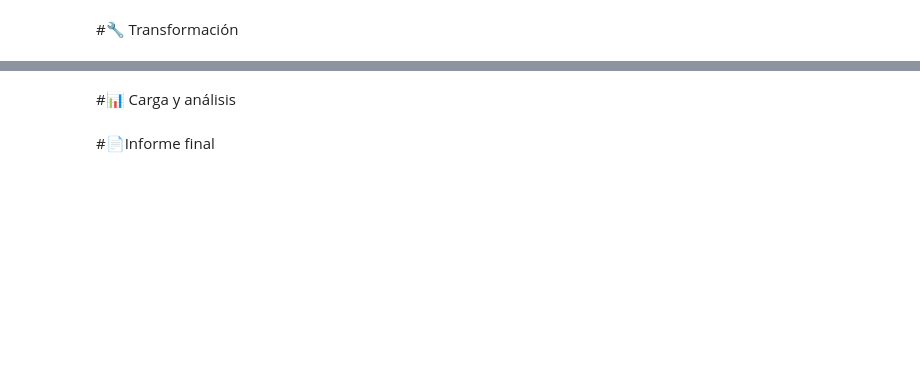
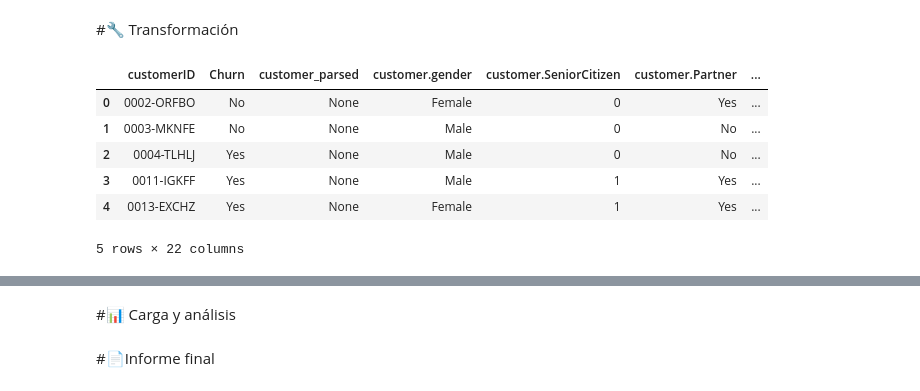
Before and after one commit to Kevincancino26/Challenge-Telecom-X-an-lisis-de-evacion-de-clientes, a Jupyter notebook: TelecomX_LATAM.ipynb, the cells around one changed output, grey strips where cells are left out. Saved outputs shown, nothing was run; the diff lists cells and outputs as text; code cells hidden in the pictures; blank space fills up the shorter version.

```diff
--- a/TelecomX_LATAM.ipynb
+++ b/TelecomX_LATAM.ipynb
@@ -10,3 +10,7 @@ import seaborn as sns
 import plotly.express as px
 # %% [markdown]
 #📌 Extracción
+# %%
+url='https://raw.githubusercontent.com/alura-cursos/challenge2-data-science-LATAM/refs/heads/main/TelecomX_Data.json'
+df=pd.read_json(url)
+df.head()
@@ -13,2 +58,18 @@ import plotly.express as px
 # %% [markdown]
 #🔧 Transformación
+# %%
+df_normalizado_customer = pd.json_normalize(
+    data=df.to_dict(orient='records'),
+    record_path=None,
+    meta=['customerID', 'Churn'],
+    errors='ignore'  # <- esta línea estaba correcta
+)
+df_normalizado_customer.head()
+# %% [output]
+|  | customerID | Churn | customer_parsed | customer.gender | customer.SeniorCitizen | customer.Partner | ... |
+| 0 | 0002-ORFBO | No | None | Female | 0 | Yes | ... |
+| 1 | 0003-MKNFE | No | None | Male | 0 | No | ... |
+| 2 | 0004-TLHLJ | Yes | None | Male | 0 | No | ... |
+| 3 | 0011-IGKFF | Yes | None | Male | 1 | Yes | ... |
+| 4 | 0013-EXCHZ | Yes | None | Female | 1 | Yes | ... |
+5 rows × 22 columns
```
Also changed, not shown: parts of 5 cells of this notebook.
